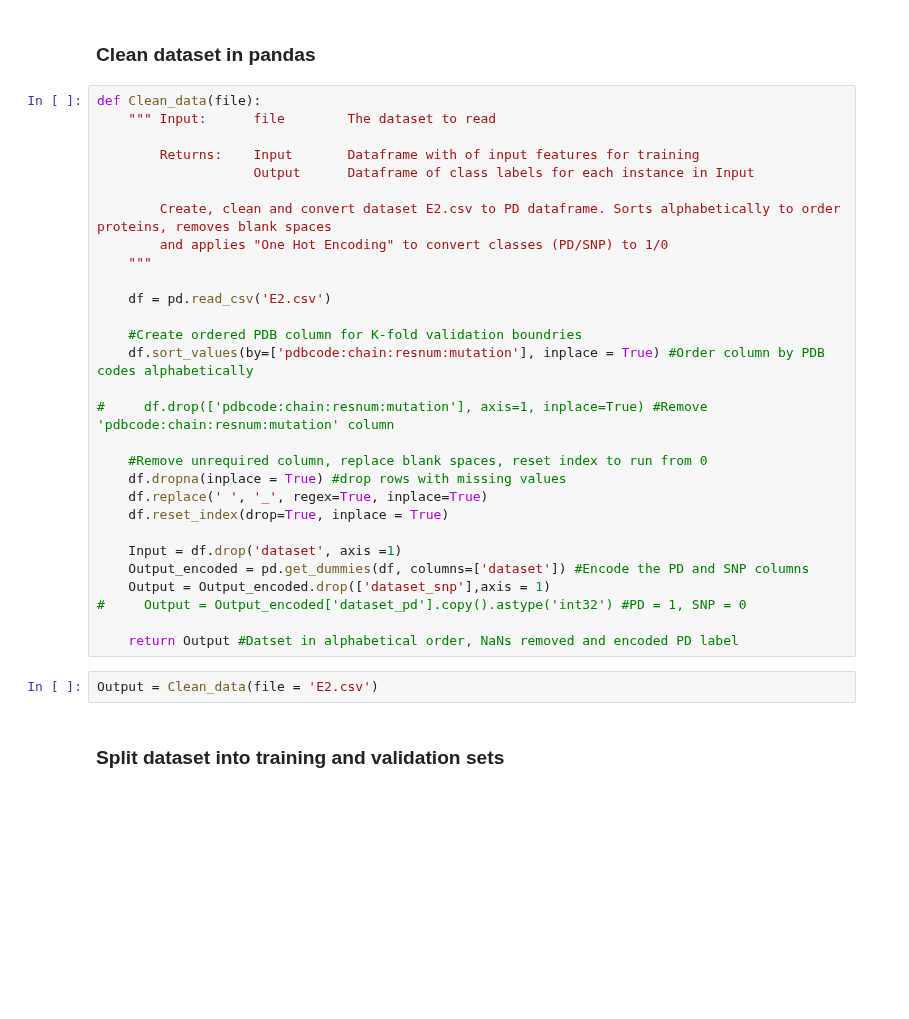
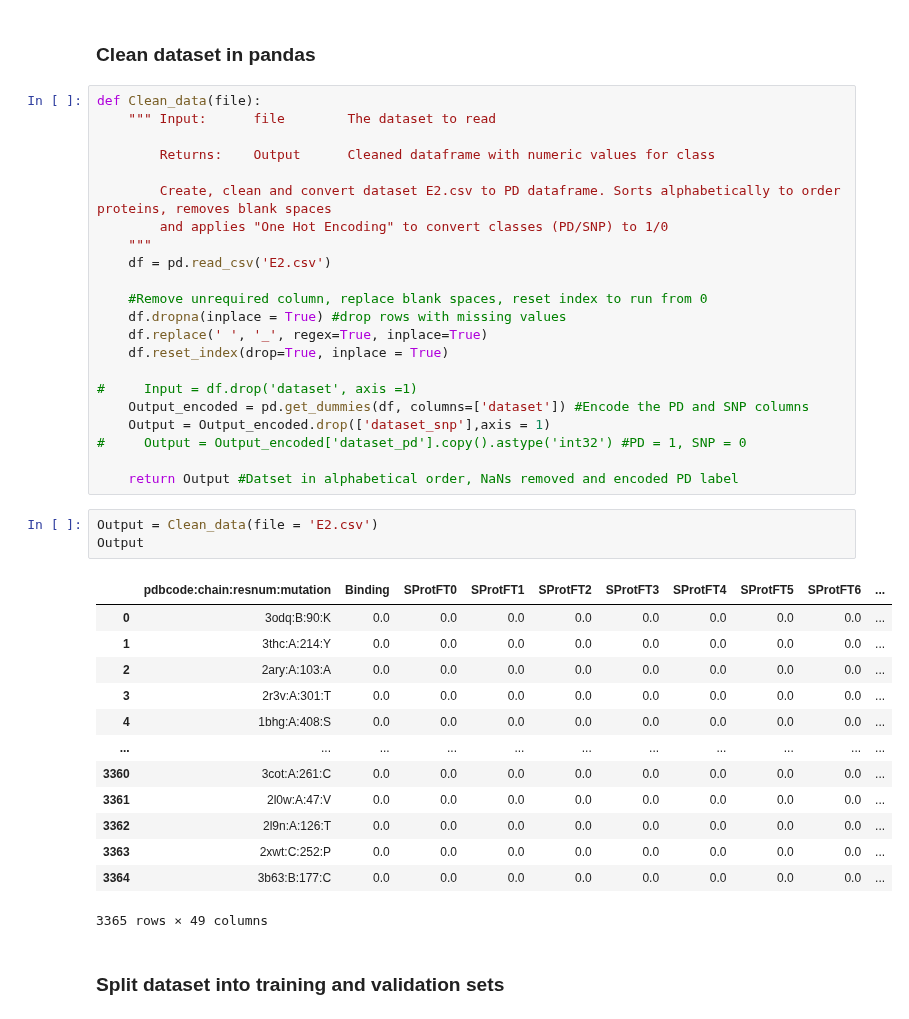
Before and after one commit to Shamin2512/SKL_E2, a Jupyter notebook: MutationClassification.ipynb, the cells around one changed output. Cells and saved outputs as stored; diff of their text form; blank space fills up the shorter version.

```diff
--- a/MutationClassification.ipynb
+++ b/MutationClassification.ipynb
@@ -48,26 +48,19 @@ np.set_printoptions(threshold=np.inf, precision=3) #full array printing
 def Clean_data(file):
     """ Input:      file        The dataset to read
 
-        Returns:    Input       Dataframe with of input features for training
-                    Output      Dataframe of class labels for each instance in Input
+        Returns:    Output      Cleaned dataframe with numeric values for class
 
         Create, clean and convert dataset E2.csv to PD dataframe. Sorts alphabetically to order proteins, removes blank spaces
         and applies "One Hot Encoding" to convert classes (PD/SNP) to 1/0
     """
-
     df = pd.read_csv('E2.csv')
-
-    #Create ordered PDB column for K-fold validation boundries
-    df.sort_values(by=['pdbcode:chain:resnum:mutation'], inplace = True) #Order column by PDB codes alphabetically
-
-#     df.drop(['pdbcode:chain:resnum:mutation'], axis=1, inplace=True) #Remove 'pdbcode:chain:resnum:mutation' column
 
     #Remove unrequired column, replace blank spaces, reset index to run from 0
     df.dropna(inplace = True) #drop rows with missing values
     df.replace(' ', '_', regex=True, inplace=True)
     df.reset_index(drop=True, inplace = True)
 
-    Input = df.drop('dataset', axis =1)
+#     Input = df.drop('dataset', axis =1)
     Output_encoded = pd.get_dummies(df, columns=['dataset']) #Encode the PD and SNP columns
     Output = Output_encoded.drop(['dataset_snp'],axis = 1)
 #     Output = Output_encoded['dataset_pd'].copy().astype('int32') #PD = 1, SNP = 0
@@ -75,6 +68,21 @@ def Clean_data(file):
     return Output #Datset in alphabetical order, NaNs removed and encoded PD label
 # %%
 Output = Clean_data(file = 'E2.csv')
+Output
+# %% [output]
+|  | pdbcode:chain:resnum:mutation | Binding | SProtFT0 | SProtFT1 | SProtFT2 | SProtFT3 | SProtFT4 | SProtFT5 | SProtFT6 | ... |
+| 0 | 3odq:B:90:K | 0.0 | 0.0 | 0.0 | 0.0 | 0.0 | 0.0 | 0.0 | 0.0 | ... |
+| 1 | 3thc:A:214:Y | 0.0 | 0.0 | 0.0 | 0.0 | 0.0 | 0.0 | 0.0 | 0.0 | ... |
+| 2 | 2ary:A:103:A | 0.0 | 0.0 | 0.0 | 0.0 | 0.0 | 0.0 | 0.0 | 0.0 | ... |
+| 3 | 2r3v:A:301:T | 0.0 | 0.0 | 0.0 | 0.0 | 0.0 | 0.0 | 0.0 | 0.0 | ... |
+| 4 | 1bhg:A:408:S | 0.0 | 0.0 | 0.0 | 0.0 | 0.0 | 0.0 | 0.0 | 0.0 | ... |
+| ... | ... | ... | ... | ... | ... | ... | ... | ... | ... | ... |
+| 3360 | 3cot:A:261:C | 0.0 | 0.0 | 0.0 | 0.0 | 0.0 | 0.0 | 0.0 | 0.0 | ... |
+| 3361 | 2l0w:A:47:V | 0.0 | 0.0 | 0.0 | 0.0 | 0.0 | 0.0 | 0.0 | 0.0 | ... |
+| 3362 | 2l9n:A:126:T | 0.0 | 0.0 | 0.0 | 0.0 | 0.0 | 0.0 | 0.0 | 0.0 | ... |
+| 3363 | 2xwt:C:252:P | 0.0 | 0.0 | 0.0 | 0.0 | 0.0 | 0.0 | 0.0 | 0.0 | ... |
+| 3364 | 3b63:B:177:C | 0.0 | 0.0 | 0.0 | 0.0 | 0.0 | 0.0 | 0.0 | 0.0 | ... |
+3365 rows × 49 columns
 # %% [markdown]
 ### Split dataset into training and validation sets
 # %%
```
Also changed, not shown: parts of 8 cells of this notebook.
